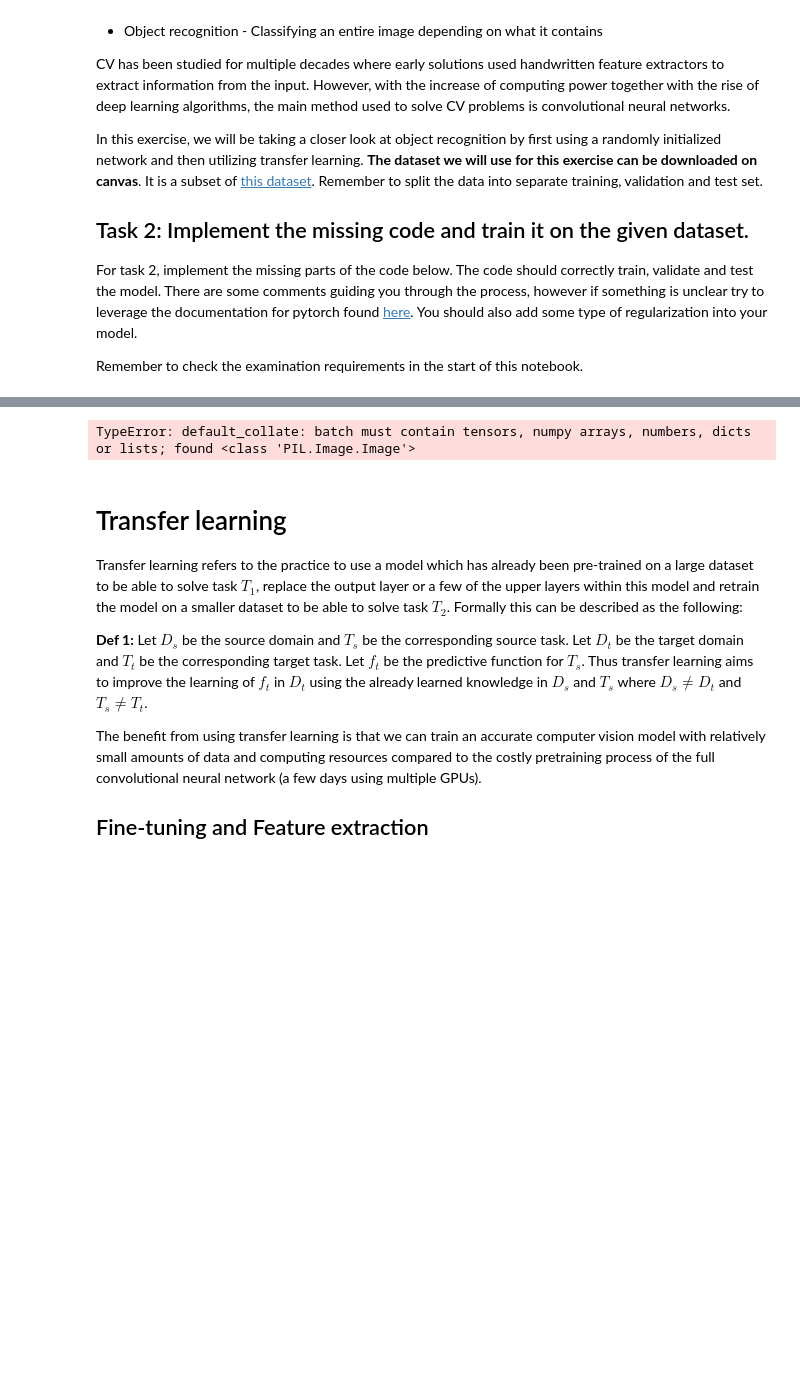
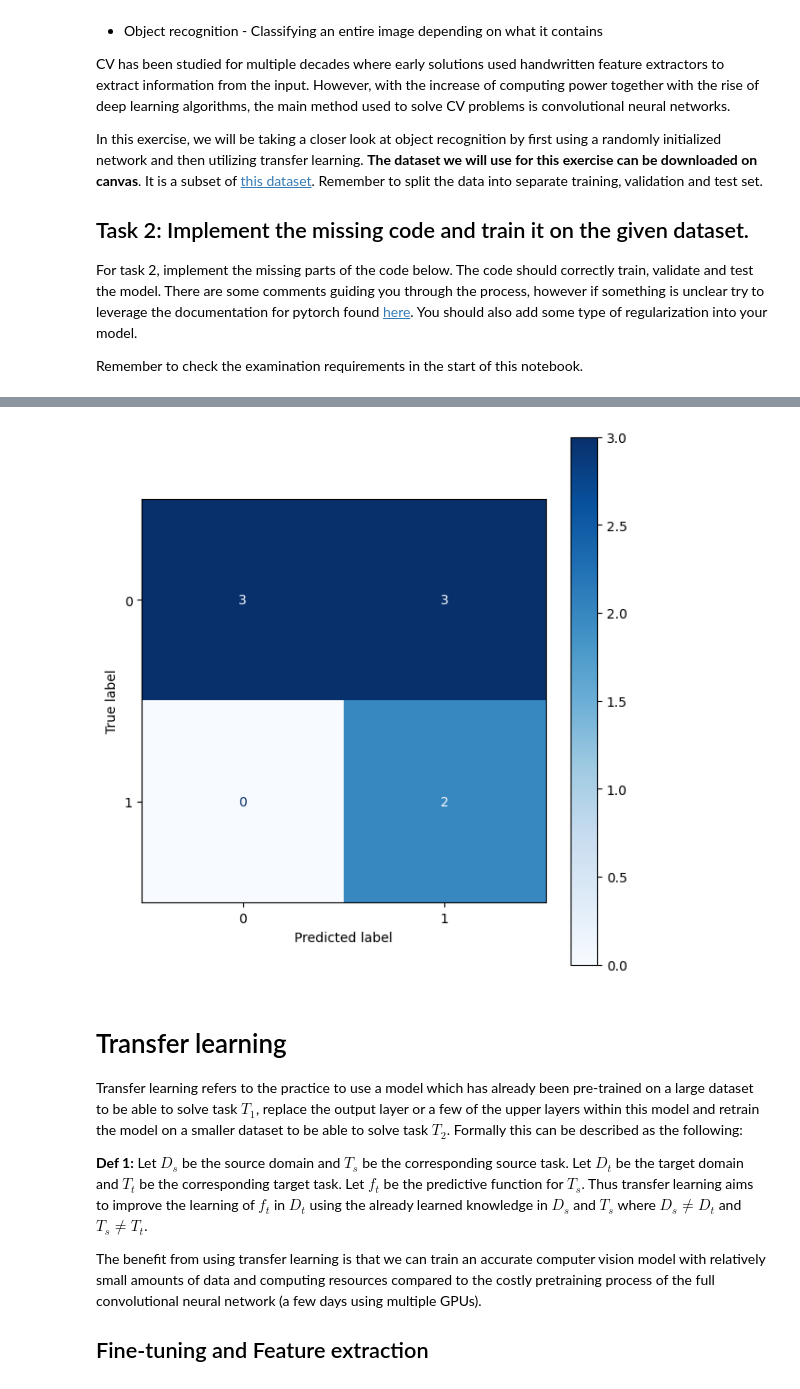
Before and after one commit to Hundmat/D7046E, a Jupyter notebook: exercise_3_ANN/ANN-Exercise-3.ipynb, the cells around one changed output, grey strips where cells are left out. Cells and saved outputs as stored; diff of their text form; code cells hidden in the pictures; blank space fills up the shorter version.

Commit message:
fixed transform only to train_dataset

```diff
--- a/exercise_3_ANN/ANN-Exercise-3.ipynb
+++ b/exercise_3_ANN/ANN-Exercise-3.ipynb
@@ -152,6 +206,7 @@ import copy
 import torchvision.transforms as v2
 import torchvision.datasets as datasets
 from torch.utils.data import DataLoader
+import os
 
 
 class Net(nn.Module):
@@ -212,19 +267,25 @@ def train_model(model, criterion, optimizer, train_loader, val_loader, num_epoch
                 correct += (predicted == labels).sum().item()
             # Save the best model
 
+
+
             # Save the best model based on validation accuracy
             if epoch == 0 or (100 * correct / total) > best_accuracy:
                 best_accuracy = 100 * correct / total
                 best_model_wts = copy.deepcopy(model.state_dict())
+                if os.path.exists('best_model.pth'):
+                    os.remove('best_model.pth')
+                torch.save(best_model_wts, 'best_model.pth')
+
 
         val_loss_array.append(val_loss/len(val_loader))
 
         print(f"Validation Loss: {val_loss/len(val_loader)}, Accuracy: {100 * correct / total}%")
     print(f"Best validation accuracy: {best_accuracy}%")
-    return best_model_wts
 
 
-def test_model(model, test_loader):
+def test_model(model , test_loader):
+    model.load_state_dict(torch.load('best_model.pth'))
     model.eval()
     correct = 0
     total = 0
@@ -247,13 +308,11 @@ LEARNING_RATE = 0.001
 transforms = transforms.Compose([
     # Add training augmentations here, remember: we do not want to transform the validation images.
     # For information about augmentation see: https://pytorch.org/vision/stable/transforms.html
-    v2.transforms.RandomHorizontalFlip(),
-    v2.transforms.RandomRotation(10),
-    v2.transforms.RandomResizedCrop(224, scale=(0.8, 1.0)),
-    v2.transforms.ColorJitter(brightness=0.2, contrast=0.2, saturation=0.2, hue=0.2),
-    v2.transforms.RandomGrayscale(p=0.1),
-    v2.transforms.RandomPerspective(distortion_scale=0.2, p=0.1),
-    torchvision.transforms.ToTensor()
+    transforms.RandomHorizontalFlip(p=0.5),  # Flip images with 50% chance
+    transforms.RandomRotation(20),  # Rotate up to 20 degrees
+    transforms.ColorJitter(brightness=0.2, contrast=0.2, saturation=0.2, hue=0.1),  # Adjust color properties
+    transforms.RandomAffine(degrees=0, shear=10),  # Shear transformation
+    transforms.ToTensor()
 ])
 
 # Load the full dataset, perform the training/validation/test split and then load the subsets into dataloaders.
@@ -264,8 +323,8 @@ DATA_DIR = "ANN3_dataset/101_ObjectCategories_2classes/" # Path to dataset
 dataset = datasets.ImageFolder(DATA_DIR, transform=None)
 
 validation_split = 0.2
-train_split = 0.6
-test_split = 0.2
+train_split = 0.7
+test_split = 0.1
 
 # Split the dataset into training, validation, and test sets
 generator = torch.Generator().manual_seed(42)
@@ -293,6 +352,12 @@ train_loader = DataLoader(train_dataset, batch_size=BATCH_SIZE, shuffle=SHUFFLE)
 
 # Load our network
 model = Net()
+# Apply the transformations to the training dataset
+train_dataset.dataset.transform = transforms
+
+# Apply the transformations to the validation and test datasets
+val_dataset.dataset.transform = v2.transforms.Compose([v2.transforms.ToTensor()])
+test_dataset.dataset.transform = v2.transforms.Compose([v2.transforms.ToTensor()])
 
 criterion = nn.CrossEntropyLoss()
 optimizer = optim.Adam(model.parameters(), lr=0.001)
@@ -301,5 +366,10 @@ optimizer = optim.Adam(model.parameters(), lr=0.001)
 trained_model = train_model(model, criterion, optimizer, train_loader, val_loader, epochs)
 
 # Test the model
-tested_model = test_model(trained_model, test_loader)
+tested_model = test_model(model,test_loader)
+
+# Plot the confusion matrix
+model.load_state_dict(torch.load('best_model.pth'))
+
+confusion_matrix(model, test_loader)
 # %% [output]
@@ -307,4 +393,4 @@ Split sizes: train=50, validation=16, test=18
-TypeError: default_collate: batch must contain tensors, numpy arrays, numbers, dicts or lists; found <class 'PIL.Image.Image'>
+[figure, added]
 # %% [markdown]
 # Transfer learning
 Transfer learning refers to the practice to use a model which has already been pre-trained on a large dataset to be able to solve task $T_1$, replace the output layer or a few of the upper layers within this model and retrain the model on a smaller dataset to be able to solve task $T_2$. Formally this can be described as the following:
```
Also changed, not shown: parts of 5 cells of this notebook, 2 other files.
